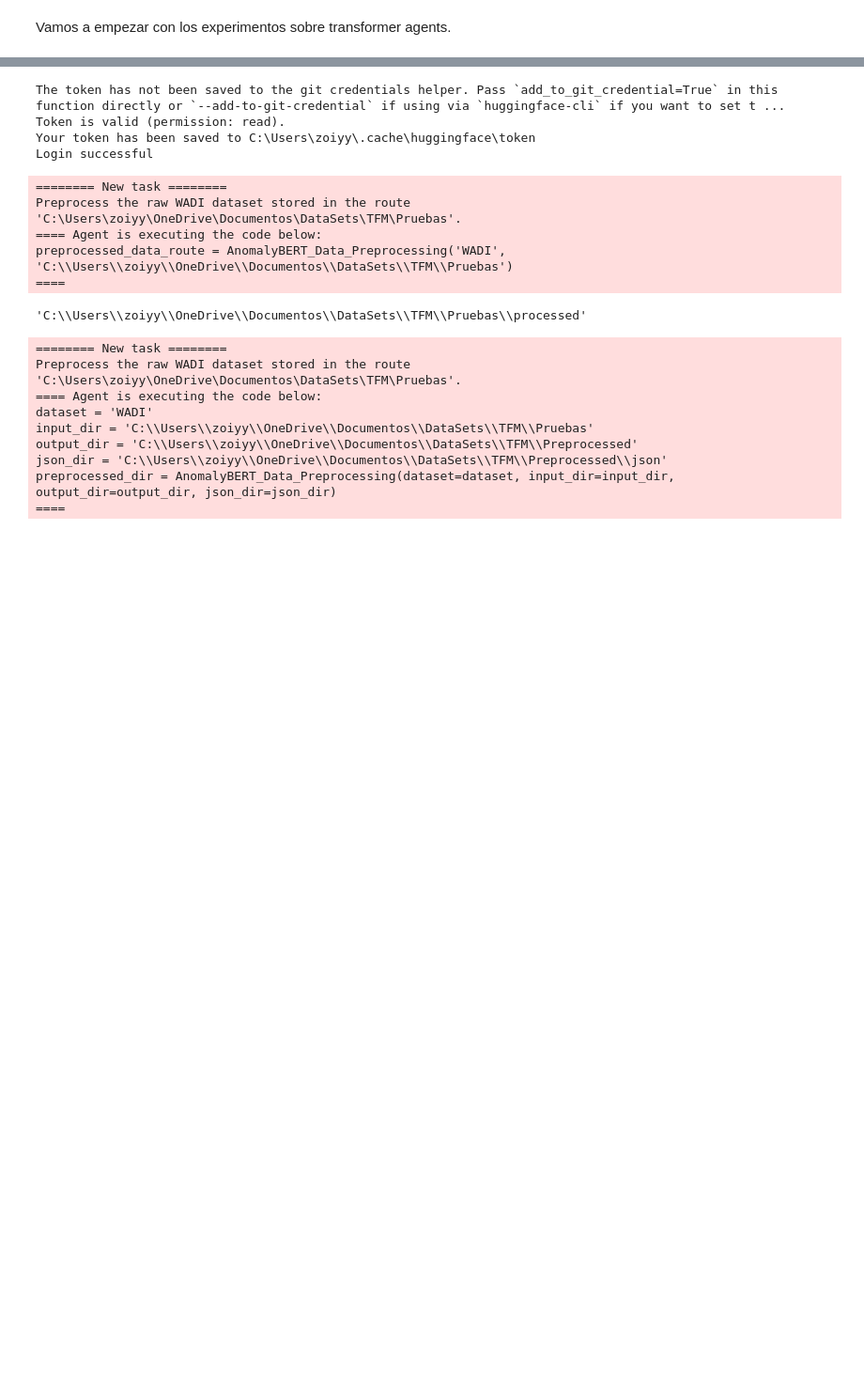
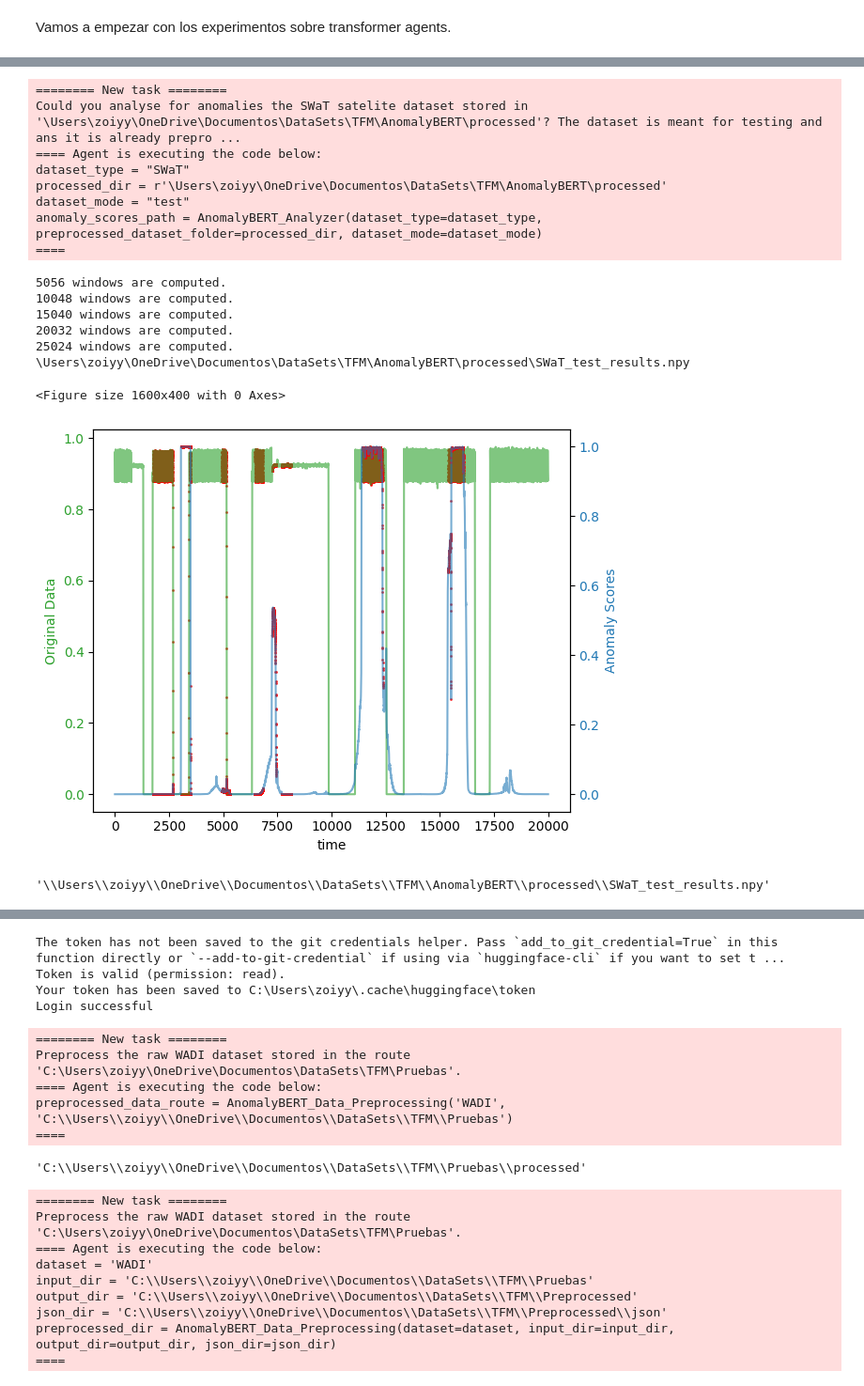
Before and after one commit to AlbertoEscrivaCastro/TFM, a Jupyter notebook: AnomalyAgent_Pruebas.ipynb, the cells around one changed output, grey strips where cells are left out. Shown at 94% size. Saved outputs shown, nothing was run; the diff lists cells and outputs as text; code cells hidden in the pictures; blank space fills up the shorter version.

```diff
--- a/AnomalyAgent_Pruebas.ipynb
+++ b/AnomalyAgent_Pruebas.ipynb
@@ -12,0 +79,20 @@ import	AnomalyTools
+# %%
+agent.run( "Could you analyse for anomalies the SWaT satelite dataset stored in '\\Users\\zoiyy\\OneDrive\\Documentos\\DataSets\\TFM\\AnomalyBERT\\processed'? The dataset is meant for testing and ans it is already preprocessed." )
+# %% [output]
+======== New task ========
+Could you analyse for anomalies the SWaT satelite dataset stored in '\Users\zoiyy\OneDrive\Documentos\DataSets\TFM\AnomalyBERT\processed'? The dataset is meant for testing and ans it is already prepro ...
+==== Agent is executing the code below:
+dataset_type = "SWaT"
+processed_dir = r'\Users\zoiyy\OneDrive\Documentos\DataSets\TFM\AnomalyBERT\processed'
+dataset_mode = "test"
+anomaly_scores_path = AnomalyBERT_Analyzer(dataset_type=dataset_type, preprocessed_dataset_folder=processed_dir, dataset_mode=dataset_mode)
+====
+5056 windows are computed.
+10048 windows are computed.
+15040 windows are computed.
+20032 windows are computed.
+25024 windows are computed.
+\Users\zoiyy\OneDrive\Documentos\DataSets\TFM\AnomalyBERT\processed\SWaT_test_results.npy
+<Figure size 1600x400 with 0 Axes>
+[figure, added]
+'\\Users\\zoiyy\\OneDrive\\Documentos\\DataSets\\TFM\\AnomalyBERT\\processed\\SWaT_test_results.npy'
```
Also changed, not shown: parts of 6 cells of this notebook, 8 other files.
